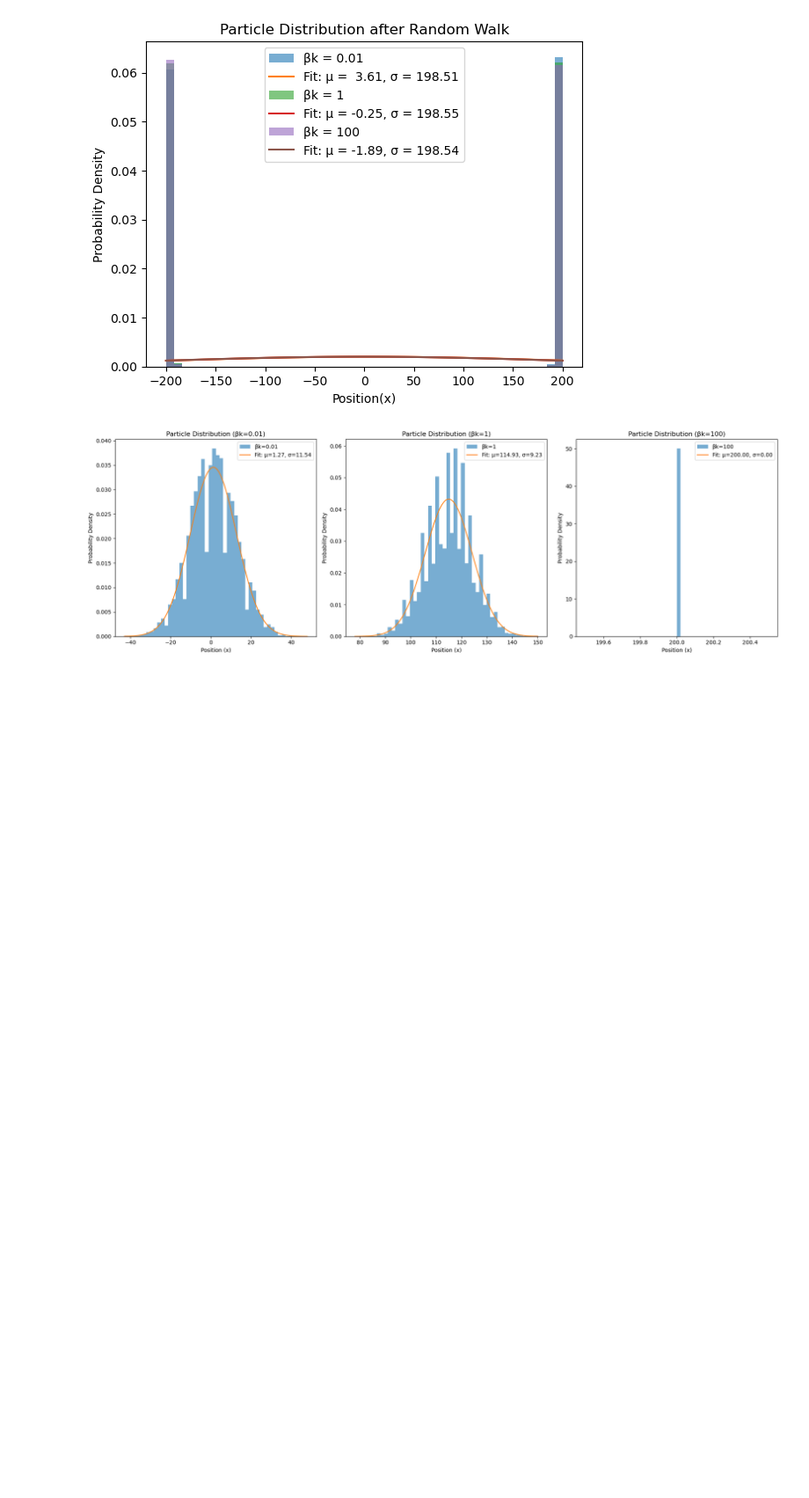
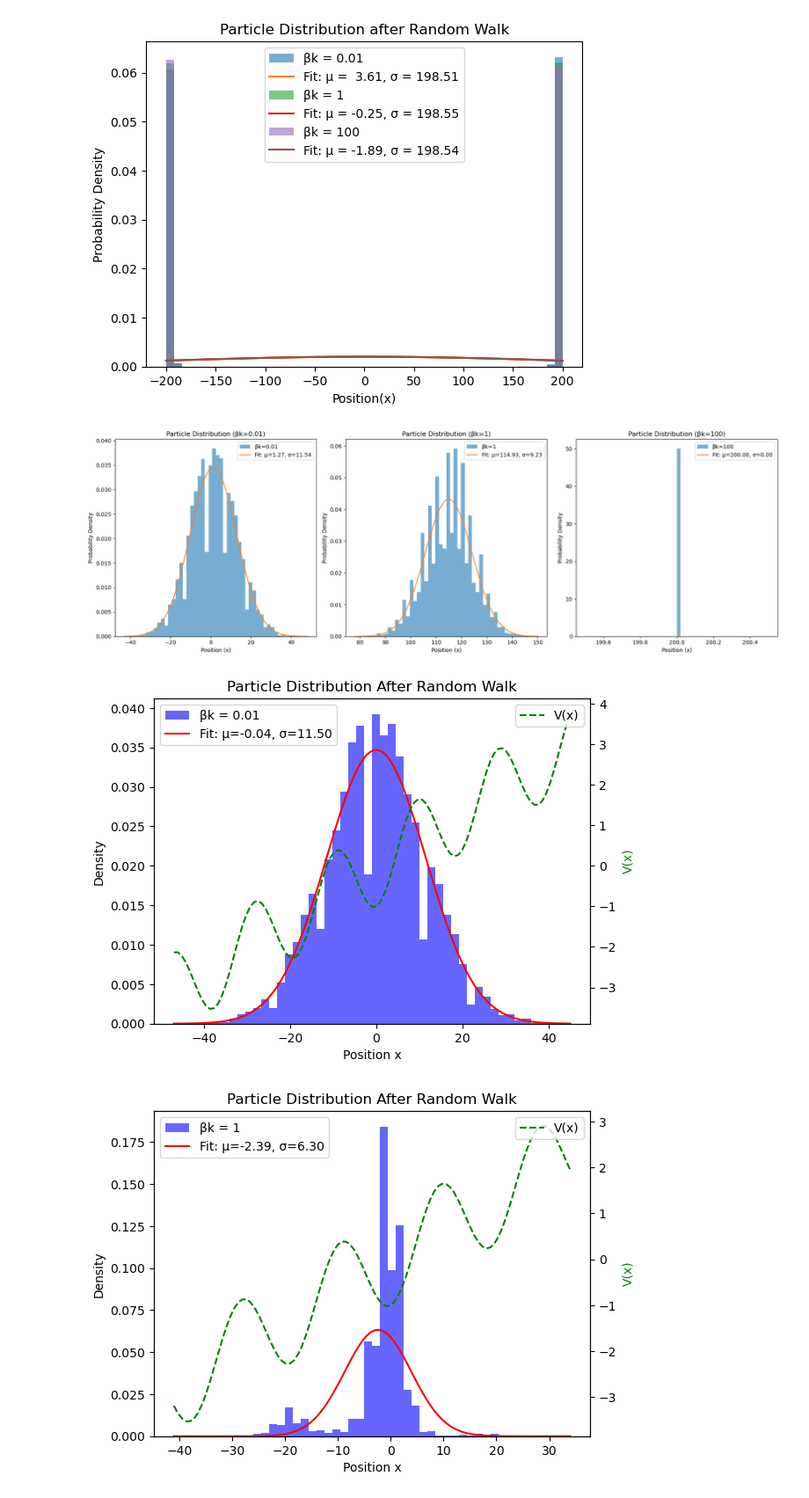
Before and after one commit to GaPaBaCa/Biofysikk-VitBet-GAS, a Jupyter notebook: 2) Warm up exercises.ipynb, the cells around one changed output. Shown: that part at 88% size. Saved outputs shown, nothing was run; the diff lists cells and outputs as text; code cells hidden in the pictures; blank space fills up the shorter version.

```diff
--- a/2) Warm up exercises.ipynb
+++ b/2) Warm up exercises.ipynb
@@ -143,3 +143,74 @@ plt.tight_layout()
 plt.show()
 # %% [output]
 [figure]
+# %%
+import numpy as np
+import matplotlib.pyplot as plt
+from scipy.stats import norm
+
+def potential(x, k):
+    return k * (x / 15 - np.cos(x / 3))
+
+def compute_probabilities(x, k, beta):
+    V_x = potential(x, k)
+    V_xm1 = potential(x - 1, k)
+    V_xp1 = potential(x + 1, k)
+
+    p_plus = 1 / (1 + np.exp(-beta * (V_xm1 - V_xp1)) + np.exp(-beta * (V_x - V_xp1)))
+    p_0 = 1 / (1 + np.exp(-beta * (V_xm1 - V_x)) + np.exp(-beta * (V_xp1 - V_x)))
+    p_minus = 1 / (1 + np.exp(-beta * (V_xp1 - V_xm1)) + np.exp(-beta * (V_x - V_xm1)))
+
+    return p_plus, p_0, p_minus
+
+def random_walk(n_particles, n_steps, k, beta):
+    positions = np.zeros(n_particles, dtype=int)
+
+    for _ in range(n_steps):
+        for i in range(n_particles):
+            x = positions[i]
+            p_plus, p_0, p_minus = compute_probabilities(x, k, beta)
+            rand = np.random.rand()
+            if rand <= p_minus:
+                positions[i] -= 1
+            elif rand > (1 - p_plus):
+                positions[i] += 1
+
+    return positions
+
+def plot_distribution(positions, beta_k, k):
+    fig, ax1 = plt.subplots()
+
+    ax1.hist(positions, bins=50, density=True, alpha=0.6, color='b', label=f'βk = {beta_k}')
+    mu, sigma = norm.fit(positions)
+    x_vals = np.linspace(min(positions), max(positions), 100)
+    ax1.plot(x_vals, norm.pdf(x_vals, mu, sigma), 'r-', label=f'Fit: μ={mu:.2f}, σ={sigma:.2f}')
+    ax1.set_xlabel("Position x")
+    ax1.set_ylabel("Density")
+    ax1.legend(loc='upper left')
+    ax1.set_title("Particle Distribution After Random Walk")
+
+    ax2 = ax1.twinx()
+    x_range = np.linspace(min(positions), max(positions), 100)
+    ax2.plot(x_range, potential(x_range, k), 'g--', label="V(x)")
+    ax2.set_ylabel("V(x)", color='g')
+    ax2.legend(loc='upper right')
+
+    plt.show()
+
+# Run simulation for betak = {0.01, 1, 100}
+k = 1
+n_particles = 10000
+n_steps = 200
+beta_k_values = [0.01, 1, 100]
+
+for beta_k in beta_k_values:
+    positions = random_walk(n_particles, n_steps, k, beta_k)
+    plot_distribution(positions, beta_k, k)
+
+# second: run for 200 steps with betak=0.01, then switch to betak=100
+positions = random_walk(n_particles, n_steps, k, 0.01)
+positions = random_walk(n_particles, n_steps, k, 100)
+plot_distribution(positions, '0.01 → 100', k)
+# %% [output]
+[figure, added]
+[figure, added]
```
Also changed, not shown: parts of 2 cells of this notebook.
